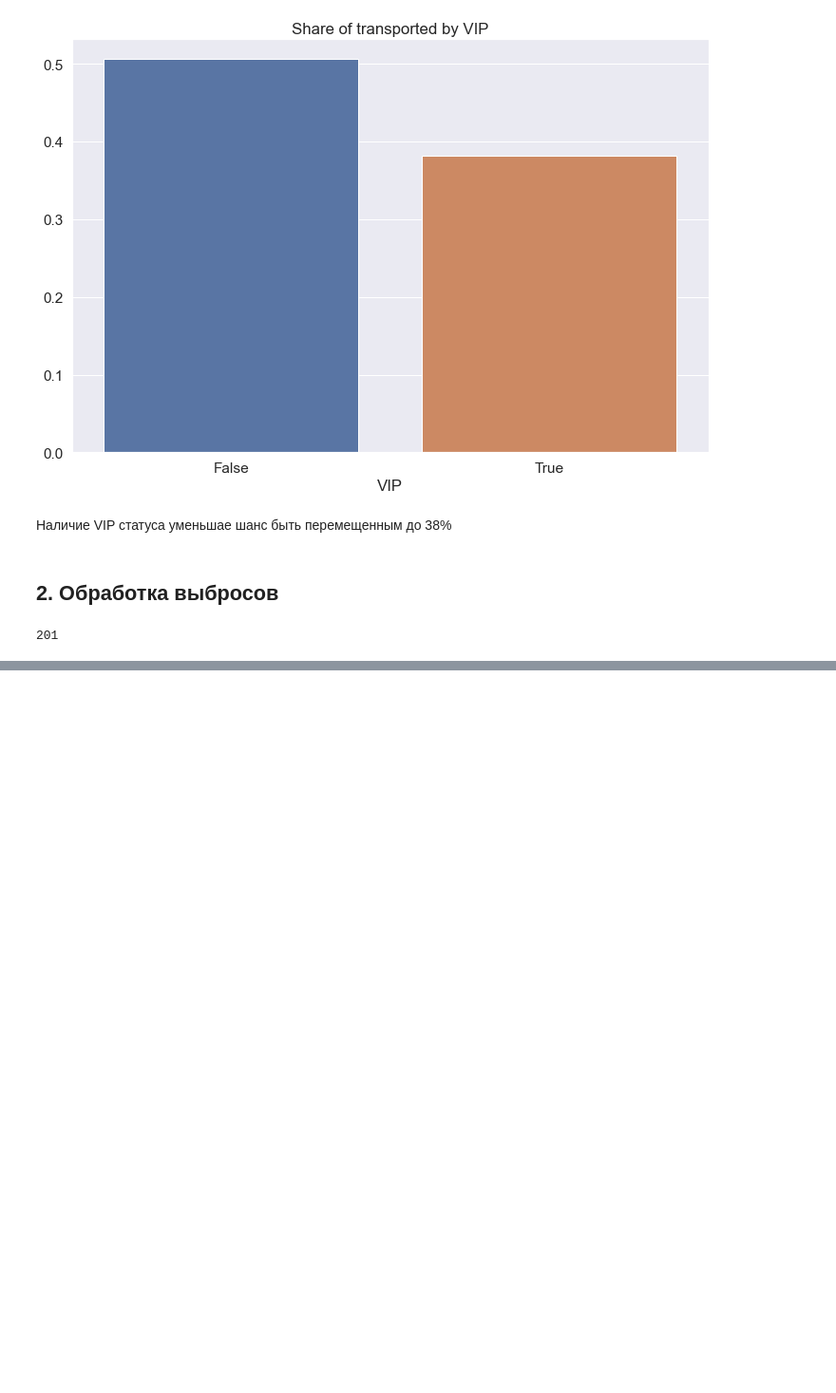
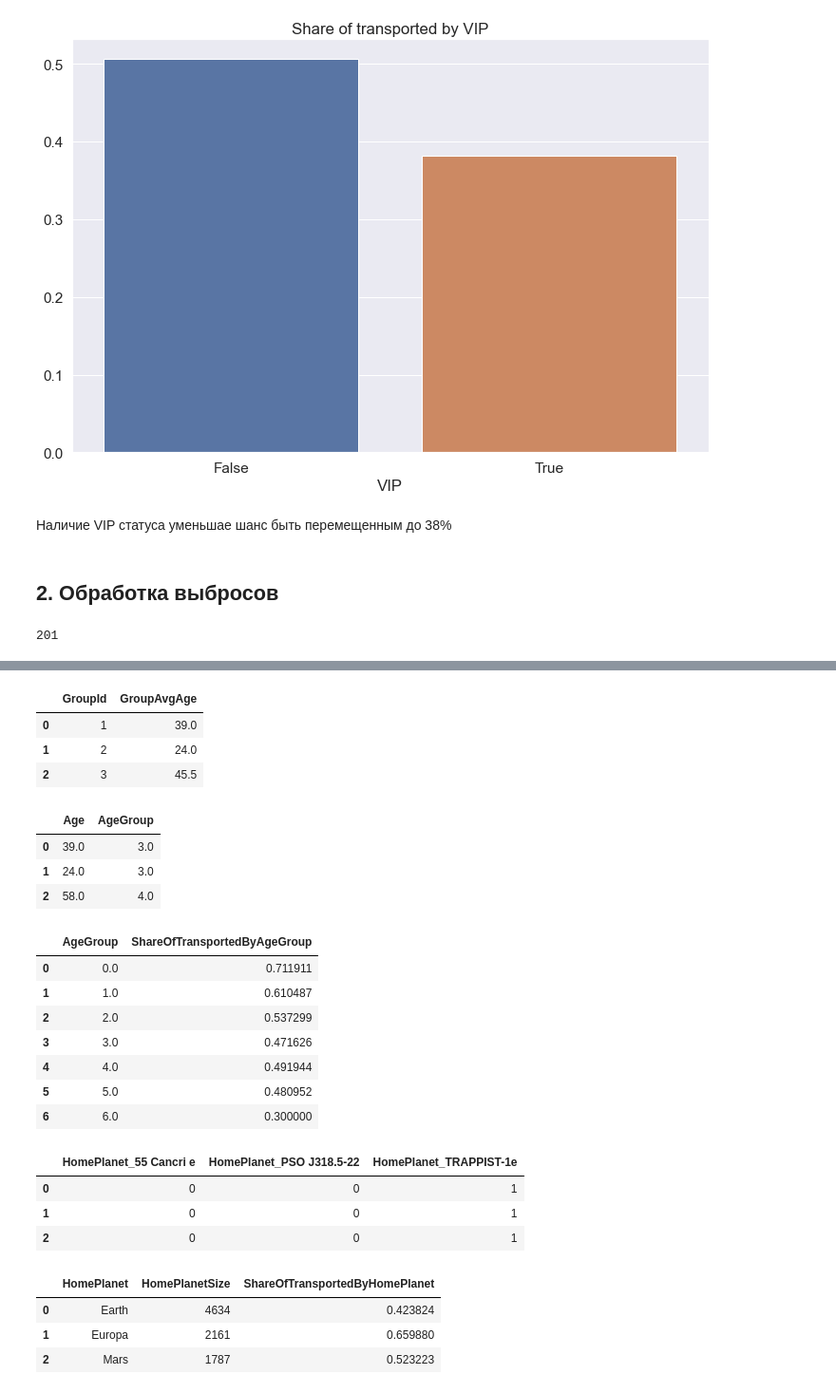
Before and after one commit to sergeybylinin/Geekbrains, a Jupyter notebook: 14. Spaceship Titanic/final_project.ipynb, the cells around one changed output, grey strips where cells are left out. Shown at 95% size. Drawn from its saved outputs; the diff is of its cells as text; code cells hidden in the pictures; blank space fills up the shorter version.

```diff
--- a/14. Spaceship Titanic/final_project.ipynb
+++ b/14. Spaceship Titanic/final_project.ipynb
@@ -1125,0 +807,9 @@ feature_importances.sort_values(by='importance', ascending=False, ignore_index=T
+# %%
+# group avg age
+group_avg_age = train_df.groupby('GroupId')['Age'].mean().reset_index().rename(columns={'Age': 'GroupAvgAge'})
+group_avg_age.head(3)
+# %% [output]
+|  | GroupId | GroupAvgAge |
+| 0 | 1 | 39.0 |
+| 1 | 2 | 24.0 |
+| 2 | 3 | 45.5 |
@@ -1125,0 +818,40 @@ feature_importances.sort_values(by='importance', ascending=False, ignore_index=T
+# %%
+# age group
+train_df['AgeGroup'] = pd.cut(train_df['Age'],
+                              bins=[0, 6, 12, 18, 45, 60, 75, float('inf')],
+                              labels=np.arange(7))
+train_df['AgeGroup'] = train_df['AgeGroup'].astype(float)
+train_df[['Age', 'AgeGroup']].head(3)
+# %% [output]
+|  | Age | AgeGroup |
+| 0 | 39.0 | 3.0 |
+| 1 | 24.0 | 3.0 |
+| 2 | 58.0 | 4.0 |
+# %%
+# доля перенесенных пассажиров по возрастной группе
+# ShareOfTransportedByAgeGroup
+age_group = train_df.loc[~train_df['Age'].isna()]\
+    .groupby('AgeGroup')['AgeGroup', 'Transported'].agg({'AgeGroup': 'count', 'Transported': 'sum'})\
+    .rename(columns={'AgeGroup': 'Count'})
+age_group['ShareOfTransportedByAgeGroup'] = age_group['Transported'] / age_group['Count']
+age_group = age_group.reset_index().drop(columns=['Count', 'Transported'])
+age_group
+# %% [output]
+|  | AgeGroup | ShareOfTransportedByAgeGroup |
+| 0 | 0.0 | 0.711911 |
+| 1 | 1.0 | 0.610487 |
+| 2 | 2.0 | 0.537299 |
+| 3 | 3.0 | 0.471626 |
+| 4 | 4.0 | 0.491944 |
+| 5 | 5.0 | 0.480952 |
+| 6 | 6.0 | 0.300000 |
+# %%
+# home_planet
+home_planet_ = pd.get_dummies(train_df['Destination'])
+home_planet_.columns = 'HomePlanet_' + home_planet_.columns
+home_planet_.head(3)
+# %% [output]
+|  | HomePlanet_55 Cancri e | HomePlanet_PSO J318.5-22 | HomePlanet_TRAPPIST-1e |
+| 0 | 0 | 0 | 1 |
+| 1 | 0 | 0 | 1 |
+| 2 | 0 | 0 | 1 |
@@ -1125,0 +860,14 @@ feature_importances.sort_values(by='importance', ascending=False, ignore_index=T
+# %%
+# доля перенесенных пассажиров по домашней планете
+# size_home_planet and share_of_transported_by_home_planet
+home_planet = train_df.groupby('HomePlanet')[['GroupSize', 'Transported']]\
+    .agg({'GroupSize': 'count', 'Transported': 'sum'}).reset_index()\
+    .rename(columns={'GroupSize': 'HomePlanetSize', 'Transported': 'ShareOfTransported'})
+home_planet['ShareOfTransportedByHomePlanet'] = home_planet['ShareOfTransported'] / home_planet['HomePlanetSize']
+home_planet.drop(columns=['ShareOfTransported'], inplace=True)
+home_planet
+# %% [output]
+|  | HomePlanet | HomePlanetSize | ShareOfTransportedByHomePlanet |
+| 0 | Earth | 4634 | 0.423824 |
+| 1 | Europa | 2161 | 0.659880 |
+| 2 | Mars | 1787 | 0.523223 |
```
Also changed, not shown: parts of 128 cells of this notebook.
